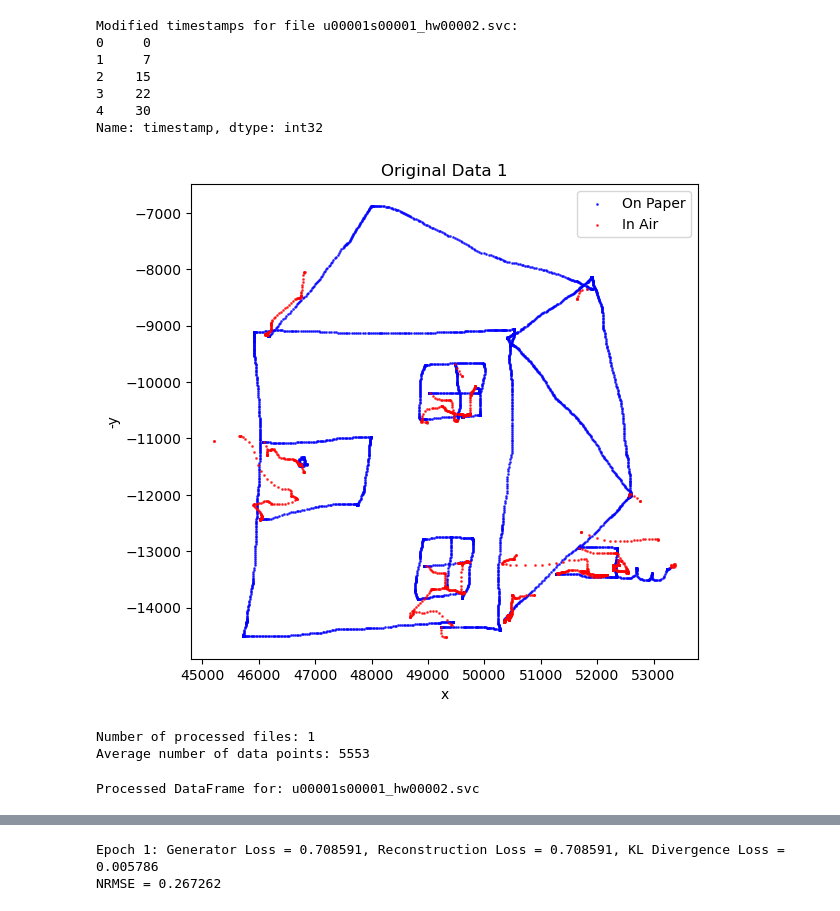
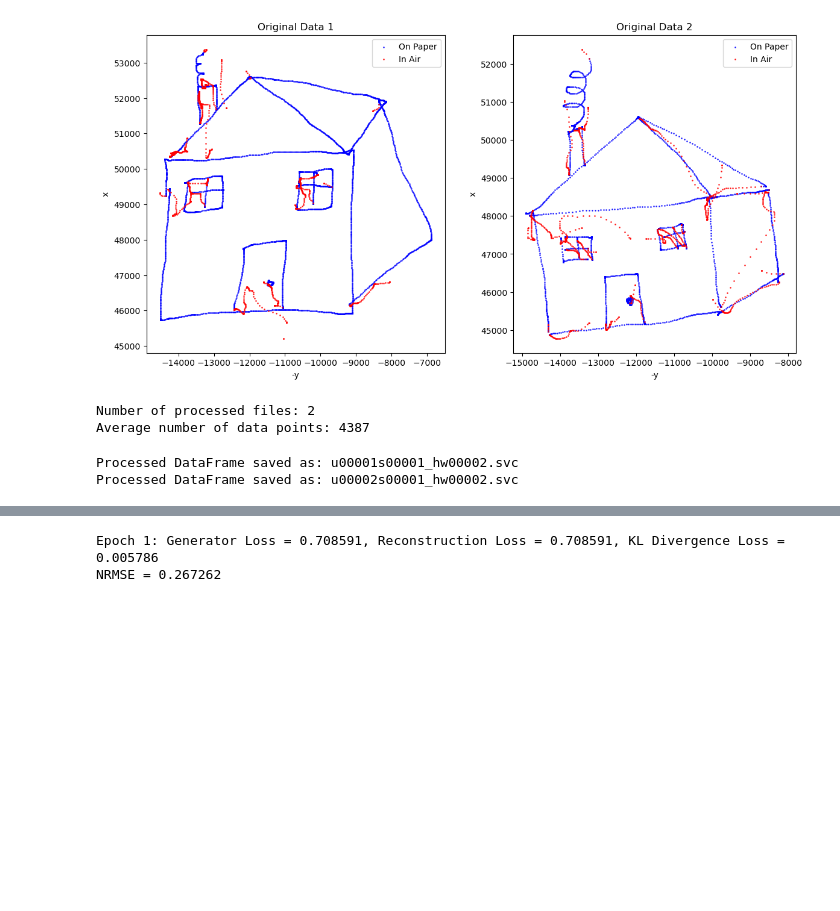
Before and after one commit to jaypeepeep/SC-Beta-VAE-GAN, a Jupyter notebook: model/VAEGAN Checkpoint 1.5.2.6 Pentab.ipynb, the cells around one changed output, grey strips where cells are left out. Drawn from its saved outputs; the diff is of its cells as text; code cells hidden in the pictures; blank space fills up the shorter version.

```diff
--- a/model/VAEGAN Checkpoint 1.5.2.6 Pentab.ipynb
+++ b/model/VAEGAN Checkpoint 1.5.2.6 Pentab.ipynb
@@ -18,7 +18,7 @@ from tensorflow.keras.models import load_model
 from keras.utils import custom_object_scope
 # %%
 # Cell 2
-
+# Updated function
 def upload_and_process_files(directory, num_files_to_use=None):
     svc_files = [f for f in os.listdir(directory) if f.endswith('.svc')]
 
@@ -53,60 +53,46 @@ def upload_and_process_files(directory, num_files_to_use=None):
         save_path = os.path.join(output_folder, filename)
         df.to_csv(save_path, sep=' ', index=False, header=False)
 
-
         # Keep a copy of the original data before scaling
         original_data_frames.append(df.copy())  # Save the original unmodified data
 
         # Process the data for use in the model
         df = df.iloc[:, [0, 1, 2, 3, 4, 5, 6]]
         data_frames.append(df)
         scaler = MinMaxScaler()
         normalized_data = scaler.fit_transform(df[['x', 'y', 'timestamp']])
         scalers.append(scaler)
 
-        # Plot with a 90-degree right rotation (swap x and y)
         on_paper = df[df['pen_status'] == 1]
         in_air = df[df['pen_status'] == 0]
-        axs[i].scatter(on_paper['x'], -on_paper['y'], c='blue', s=1, alpha=0.7, label='On Paper')  # Swap x and y, negate y
-        axs[i].scatter(in_air['x'], -in_air['y'], c='red', s=1, alpha=0.7, label='In Air')  # Swap x and y, negate y
+        axs[i].scatter(-on_paper['y'], on_paper['x'], c='blue', s=1, alpha=0.7, label='On Paper')
+        axs[i].scatter(-in_air['y'], in_air['x'], c='red', s=1, alpha=0.7, label='In Air')
         axs[i].set_title(f'Original Data {i + 1}')
-        axs[i].set_xlabel('x')  # x-axis is 'x'
-        axs[i].set_ylabel('-y')  # y-axis is '-y'
+        axs[i].set_xlabel('-y')
+        axs[i].set_ylabel('x')
         axs[i].legend()
         axs[i].set_aspect('equal')
-
-        # Print the first few rows of the timestamp column
-        print(f"Modified timestamps for file {filename}:")
-        print(df['timestamp'].head())
-        print("\n")
 
     plt.show()
 
     processed_data = [np.column_stack((scaler.transform(df[['x', 'y', 'timestamp']]), df['pen_status'].values))
                       for df, scaler in zip(data_frames, scalers)]
     avg_data_points = int(np.mean([df.shape[0] for df in data_frames]))
 
     return data_frames, processed_data, scalers, avg_data_points, input_filenames, original_data_frames  # Return original data
 
 directory = 'Task2'  # Directory where the .svc files are stored
-num_files_to_use = 1
+num_files_to_use = 2
 data_frames, processed_data, scalers, avg_data_points, input_filenames, original_data_frames = upload_and_process_files(directory, num_files_to_use)
 
 # Store the name of the first file for use in Cell 4
 input_filename = input_filenames[0] if input_filenames else 'processed_data'
 print(f"Number of processed files: {len(processed_data)}")
 print(f"Average number of data points: {avg_data_points}")
 # %% [output]
+[figure, new version]
-Modified timestamps for file u00001s00001_hw00002.svc:
-0     0
-1     7
-2    15
-3    22
-4    30
-Name: timestamp, dtype: int32
+Number of processed files: 2
+Average number of data points: 4387
-[figure, old version]
-Number of processed files: 1
-Average number of data points: 5553
 # %%
 # Cell 3
 # Process each DataFrame instead of just the first one
@@ -187,18 +173,29 @@ avg_data_points = int(np.mean([df.shape[0] for df in data_frames]))
 # %%
 
 # Cell 4
+##### Start
+# Create the 'imputed' folder if it doesn't exist
+imputed_folder = 'imputed'
+os.makedirs(imputed_folder, exist_ok=True)
+##### End
 processed_dataframes = []
 
 for input_filename, df in zip(input_filenames, data_frames):
     # Convert all numeric columns to integers
     df[['x', 'y', 'timestamp', 'pen_status', 'pressure', 'azimuth', 'altitude']] = df[['x', 'y', 'timestamp', 'pen_status', 'pressure', 'azimuth', 'altitude']].astype(int)
 
+    #########Start
+    # Save the processed DataFrame to the 'imputed' folder with the same input filename
+    save_path = os.path.join(imputed_folder, input_filename)
+    df.to_csv(save_path, sep=' ', index=False, header=False)  # Save without header and index
+    ##########Emd
     # Append the processed DataFrame to the list
     processed_dataframes.append(df)
 
-    print(f"Processed DataFrame for: {input_filename}")
+    print(f"Processed DataFrame saved as: {input_filename}")
 # %% [output]
-Processed DataFrame for: u00001s00001_hw00002.svc
+Processed DataFrame saved as: u00001s00001_hw00002.svc
+Processed DataFrame saved as: u00002s00001_hw00002.svc
 # %%
 # Cell 5 (modified, no visualization)
 def process_dataframes(dataframes, num_files_to_use=None):
```
Also changed, not shown: parts of 10 cells of this notebook, 1 other file.
